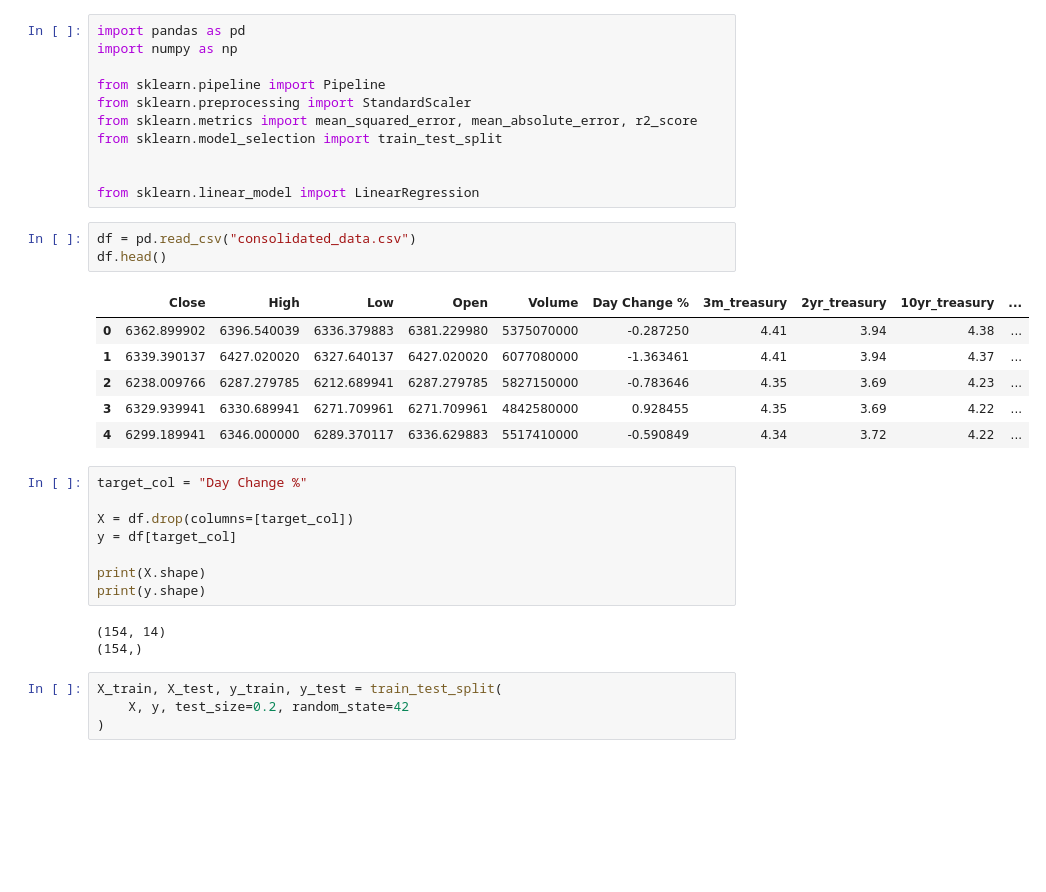
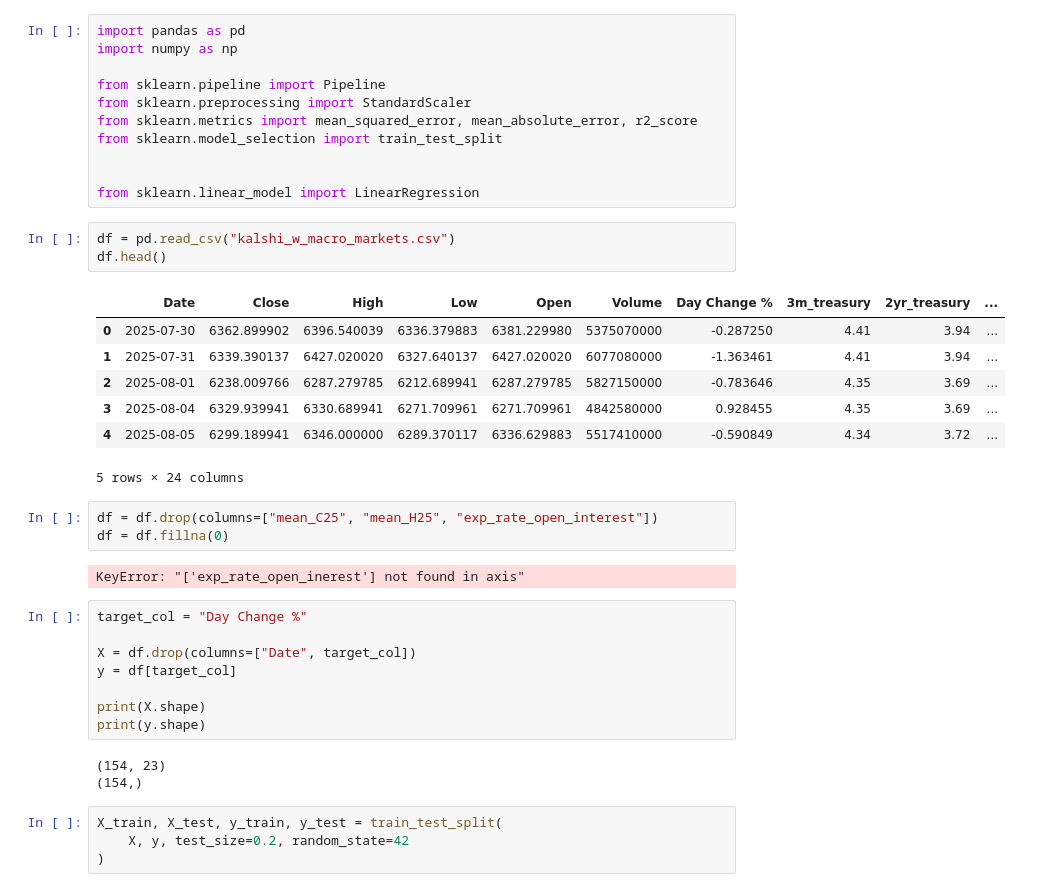
Before and after one commit to bradleyvance23/eco395-ml-midterm-kalshi, a Jupyter notebook: models_workflow.ipynb, the cells around one changed output. Drawn from its saved outputs; the diff is of its cells as text; blank space fills up the shorter version.

Commit message:
Fixed model notebook to work with kalshi data that was added to full dataset.

```diff
--- a/models_workflow.ipynb
+++ b/models_workflow.ipynb
@@ -12,25 +12,31 @@ from sklearn.model_selection import train_test_split
 
 from sklearn.linear_model import LinearRegression
 # %%
-df = pd.read_csv("consolidated_data.csv")
+df = pd.read_csv("kalshi_w_macro_markets.csv")
 df.head()
 # %% [output]
-|  | Close | High | Low | Open | Volume | Day Change % | 3m_treasury | 2yr_treasury | 10yr_treasury | ... |
-| 0 | 6362.899902 | 6396.540039 | 6336.379883 | 6381.229980 | 5375070000 | -0.287250 | 4.41 | 3.94 | 4.38 | ... |
-| 1 | 6339.390137 | 6427.020020 | 6327.640137 | 6427.020020 | 6077080000 | -1.363461 | 4.41 | 3.94 | 4.37 | ... |
-| 2 | 6238.009766 | 6287.279785 | 6212.689941 | 6287.279785 | 5827150000 | -0.783646 | 4.35 | 3.69 | 4.23 | ... |
-| 3 | 6329.939941 | 6330.689941 | 6271.709961 | 6271.709961 | 4842580000 | 0.928455 | 4.35 | 3.69 | 4.22 | ... |
-| 4 | 6299.189941 | 6346.000000 | 6289.370117 | 6336.629883 | 5517410000 | -0.590849 | 4.34 | 3.72 | 4.22 | ... |
+|  | Date | Close | High | Low | Open | Volume | Day Change % | 3m_treasury | 2yr_treasury | ... |
+| 0 | 2025-07-30 | 6362.899902 | 6396.540039 | 6336.379883 | 6381.229980 | 5375070000 | -0.287250 | 4.41 | 3.94 | ... |
+| 1 | 2025-07-31 | 6339.390137 | 6427.020020 | 6327.640137 | 6427.020020 | 6077080000 | -1.363461 | 4.41 | 3.94 | ... |
+| 2 | 2025-08-01 | 6238.009766 | 6287.279785 | 6212.689941 | 6287.279785 | 5827150000 | -0.783646 | 4.35 | 3.69 | ... |
+| 3 | 2025-08-04 | 6329.939941 | 6330.689941 | 6271.709961 | 6271.709961 | 4842580000 | 0.928455 | 4.35 | 3.69 | ... |
+| 4 | 2025-08-05 | 6299.189941 | 6346.000000 | 6289.370117 | 6336.629883 | 5517410000 | -0.590849 | 4.34 | 3.72 | ... |
+5 rows × 24 columns
+# %%
+df = df.drop(columns=["mean_C25", "mean_H25", "exp_rate_open_interest"])
+df = df.fillna(0)
+# %% [output]
+KeyError: "['exp_rate_open_inerest'] not found in axis"
 # %%
 target_col = "Day Change %"
 
-X = df.drop(columns=[target_col])
+X = df.drop(columns=["Date", target_col])
 y = df[target_col]
 
 print(X.shape)
 print(y.shape)
 # %% [output]
-(154, 14)
+(154, 23)
 (154,)
 # %%
 X_train, X_test, y_train, y_test = train_test_split(
```
Also changed, not shown: parts of 1 cell of this notebook, 1 other file.
